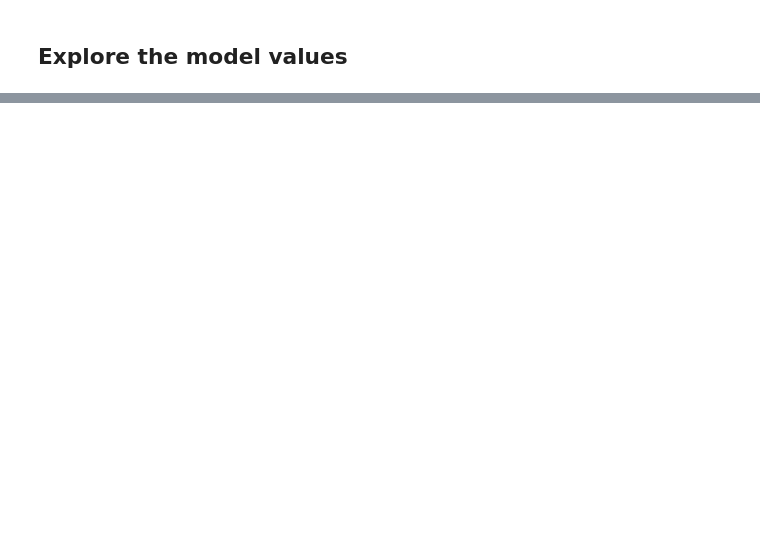
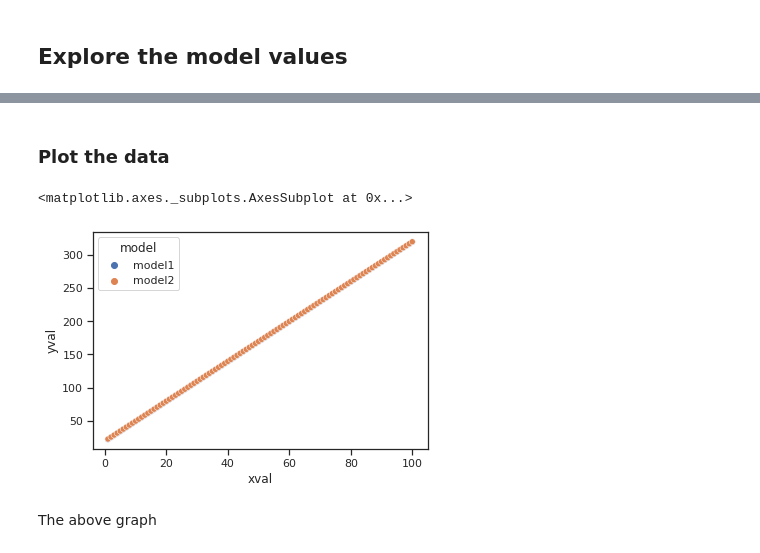
Before and after one commit to ravann/2022-TF-examples, a Jupyter notebook: courses/udacity_intro_to_tensorflow_for_deep_learning/l02c01_play.ipynb, the cells around one changed output, grey strips where cells are left out. Drawn from its saved outputs; the diff is of its cells as text; code cells hidden in the pictures; blank space fills up the shorter version.

```diff
--- a/courses/udacity_intro_to_tensorflow_for_deep_learning/l02c01_play.ipynb
+++ b/courses/udacity_intro_to_tensorflow_for_deep_learning/l02c01_play.ipynb
@@ -135,0 +221,21 @@ dense10
+# %%
+predict_y = model2.predict(xval)
+yval = []
+for py in predict_y:
+  yval.append(py[0])
+# %%
+df2 = pd.DataFrame({'xval' : xval, 'yval' : yval})
+df2['model'] = 'model2'
+# %%
+df = df.append(df2)
+# %%
+df['expected'] = df['xval'] * 3 + 20
+# %% [markdown]
+### Plot the data
+# %%
+sns.scatterplot(data=df, x = "xval", y = "yval", hue='model')
+# %% [output]
+<matplotlib.axes._subplots.AxesSubplot at 0x...>
+[figure, added]
+# %% [markdown]
+The above graph
```
Also changed, not shown: parts of 28 cells of this notebook.
